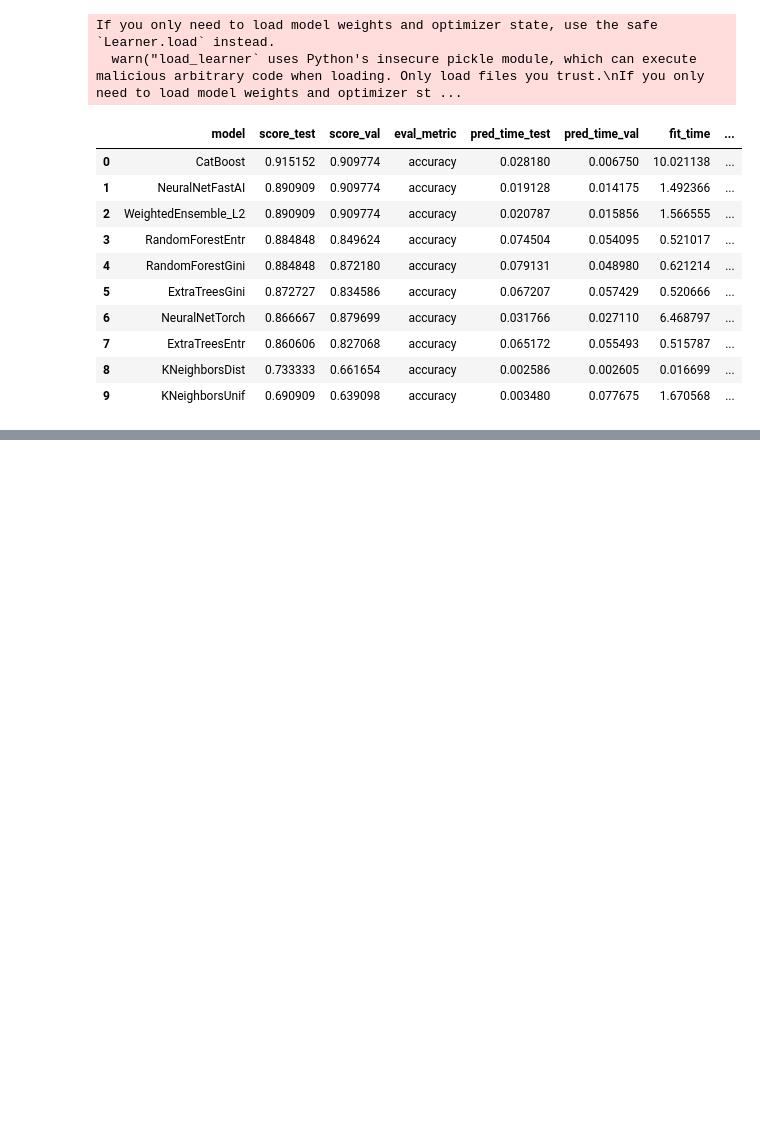
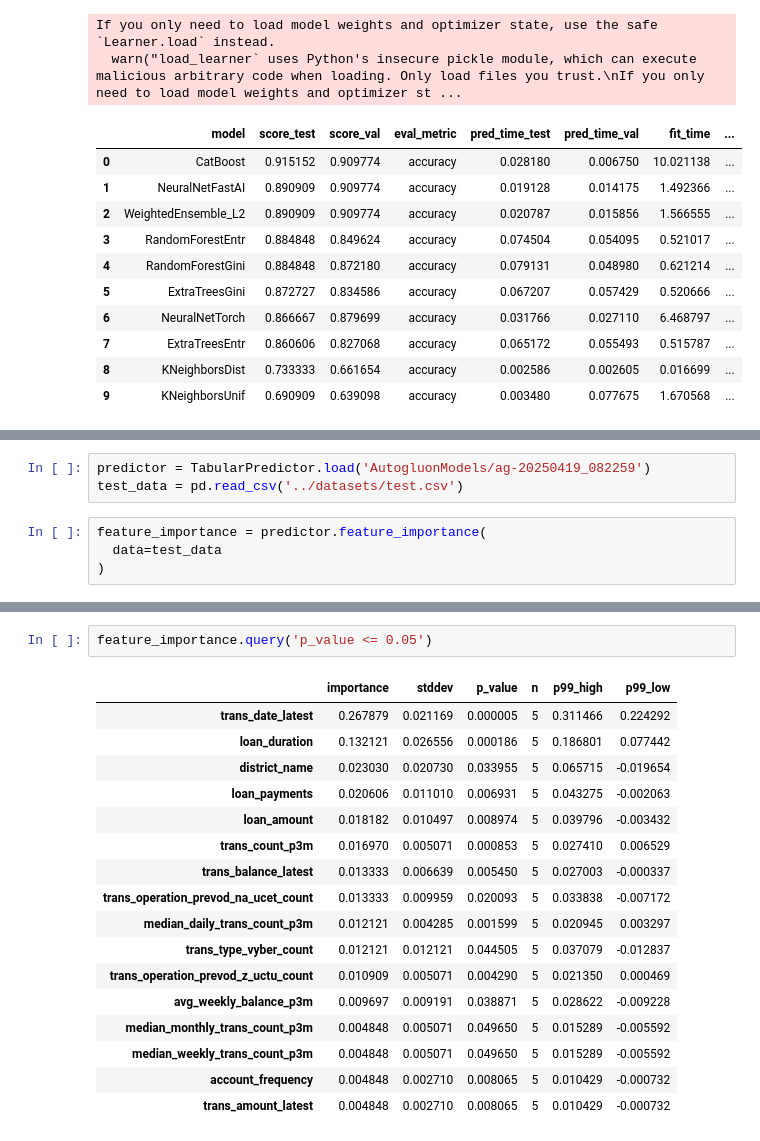
Before and after one commit to cyshen11/loan-prediction-app-aws, a Jupyter notebook: jupyter-nb/train_model.ipynb, the cells around one changed output, grey strips where cells are left out. Cells and saved outputs as stored; diff of their text form; blank space fills up the shorter version.

```diff
--- a/jupyter-nb/train_model.ipynb
+++ b/jupyter-nb/train_model.ipynb
@@ -107,0 +113,7 @@ If you only need to load model weights and optimizer state, use the safe `Learne
+# %%
+predictor = TabularPredictor.load('AutogluonModels/ag-20250419_082259')
+test_data = pd.read_csv('../datasets/test.csv')
+# %%
+feature_importance = predictor.feature_importance(
+  data=test_data
+)
@@ -107,0 +149,20 @@ If you only need to load model weights and optimizer state, use the safe `Learne
+# %%
+feature_importance.query('p_value <= 0.05')
+# %% [output]
+|  | importance | stddev | p_value | n | p99_high | p99_low |
+| trans_date_latest | 0.267879 | 0.021169 | 0.000005 | 5 | 0.311466 | 0.224292 |
+| loan_duration | 0.132121 | 0.026556 | 0.000186 | 5 | 0.186801 | 0.077442 |
+| district_name | 0.023030 | 0.020730 | 0.033955 | 5 | 0.065715 | -0.019654 |
+| loan_payments | 0.020606 | 0.011010 | 0.006931 | 5 | 0.043275 | -0.002063 |
+| loan_amount | 0.018182 | 0.010497 | 0.008974 | 5 | 0.039796 | -0.003432 |
+| trans_count_p3m | 0.016970 | 0.005071 | 0.000853 | 5 | 0.027410 | 0.006529 |
+| trans_balance_latest | 0.013333 | 0.006639 | 0.005450 | 5 | 0.027003 | -0.000337 |
+| trans_operation_prevod_na_ucet_count | 0.013333 | 0.009959 | 0.020093 | 5 | 0.033838 | -0.007172 |
+| median_daily_trans_count_p3m | 0.012121 | 0.004285 | 0.001599 | 5 | 0.020945 | 0.003297 |
+| trans_type_vyber_count | 0.012121 | 0.012121 | 0.044505 | 5 | 0.037079 | -0.012837 |
+| trans_operation_prevod_z_uctu_count | 0.010909 | 0.005071 | 0.004290 | 5 | 0.021350 | 0.000469 |
+| avg_weekly_balance_p3m | 0.009697 | 0.009191 | 0.038871 | 5 | 0.028622 | -0.009228 |
+| median_monthly_trans_count_p3m | 0.004848 | 0.005071 | 0.049650 | 5 | 0.015289 | -0.005592 |
+| median_weekly_trans_count_p3m | 0.004848 | 0.005071 | 0.049650 | 5 | 0.015289 | -0.005592 |
+| account_frequency | 0.004848 | 0.002710 | 0.008065 | 5 | 0.010429 | -0.000732 |
+| trans_amount_latest | 0.004848 | 0.002710 | 0.008065 | 5 | 0.010429 | -0.000732 |
```
Also changed, not shown: parts of 5 cells of this notebook.
